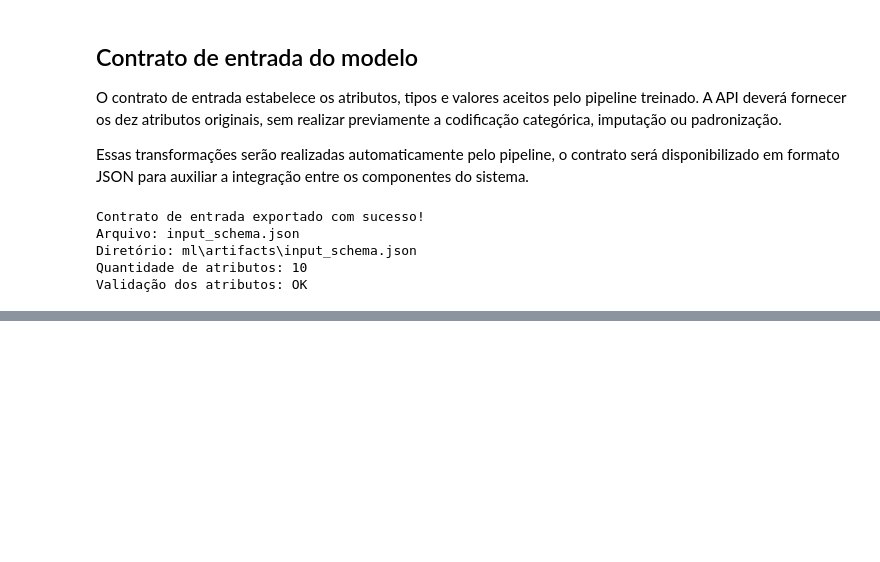
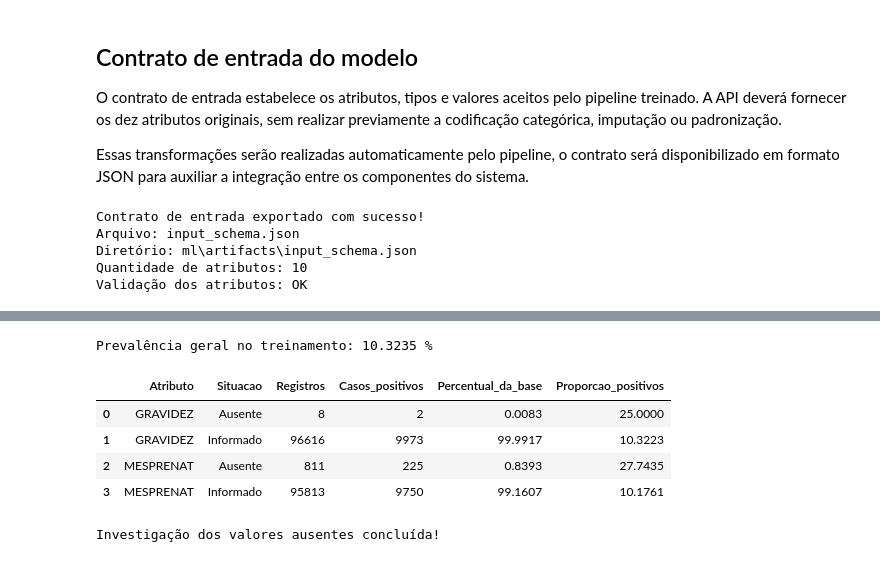
Before and after one commit to Neeveszr/sinasc-risco-peso, a Jupyter notebook: ml/notebooks/03_treinamento_modelos.ipynb, the cells around one changed output, grey strips where cells are left out. Drawn from its saved outputs; the diff is of its cells as text; code cells hidden in the pictures; blank space fills up the shorter version.

```diff
--- a/ml/notebooks/03_treinamento_modelos.ipynb
+++ b/ml/notebooks/03_treinamento_modelos.ipynb
@@ -2366,0 +2769,75 @@ Validação dos atributos: OK
+# %%
+from preprocessing import limpar_atributos
+
+# Aplicar a mesma limpeza utilizada pelo pipeline
+X_treino_limpo = limpar_atributos(X_treino)
+
+atributos_investigados = [
+    "GRAVIDEZ",
+    "MESPRENAT"
+]
+
+resultados_ausencia = []
+
+for atributo in atributos_investigados:
+
+    # Identificar informações ausentes após a limpeza
+    ausentes = X_treino_limpo[atributo].isna()
+
+    dados_analise = pd.DataFrame({
+        "Situacao": np.where(
+            ausentes,
+            "Ausente",
+            "Informado"
+        ),
+        "Baixo_peso_real": y_treino.to_numpy()
+    })
+
+    resumo = dados_analise.groupby(
+        "Situacao"
+    ).agg(
+        Registros=("Baixo_peso_real", "size"),
+        Casos_positivos=("Baixo_peso_real", "sum"),
+        Proporcao_positivos=("Baixo_peso_real", "mean")
+    ).reset_index()
+
+    resumo["Atributo"] = atributo
+
+    resumo["Percentual_da_base"] = (
+        resumo["Registros"] / len(y_treino) * 100
+    )
+
+    resumo["Proporcao_positivos"] *= 100
+
+    resultados_ausencia.append(resumo)
+
+df_analise_ausencia = pd.concat(
+    resultados_ausencia,
+    ignore_index=True
+)
+
+print("Prevalência geral no treinamento:",
+      round(y_treino.mean() * 100, 4), "%")
+
+display(
+    df_analise_ausencia[
+        [
+            "Atributo",
+            "Situacao",
+            "Registros",
+            "Casos_positivos",
+            "Percentual_da_base",
+            "Proporcao_positivos"
+        ]
+    ].round(4)
+)
+
+print("Investigação dos valores ausentes concluída!")
+# %% [output]
+Prevalência geral no treinamento: 10.3235 %
+|  | Atributo | Situacao | Registros | Casos_positivos | Percentual_da_base | Proporcao_positivos |
+| 0 | GRAVIDEZ | Ausente | 8 | 2 | 0.0083 | 25.0000 |
+| 1 | GRAVIDEZ | Informado | 96616 | 9973 | 99.9917 | 10.3223 |
+| 2 | MESPRENAT | Ausente | 811 | 225 | 0.8393 | 27.7435 |
+| 3 | MESPRENAT | Informado | 95813 | 9750 | 99.1607 | 10.1761 |
+Investigação dos valores ausentes concluída!
```
Also changed, not shown: parts of 15 cells of this notebook, 2 other files.
